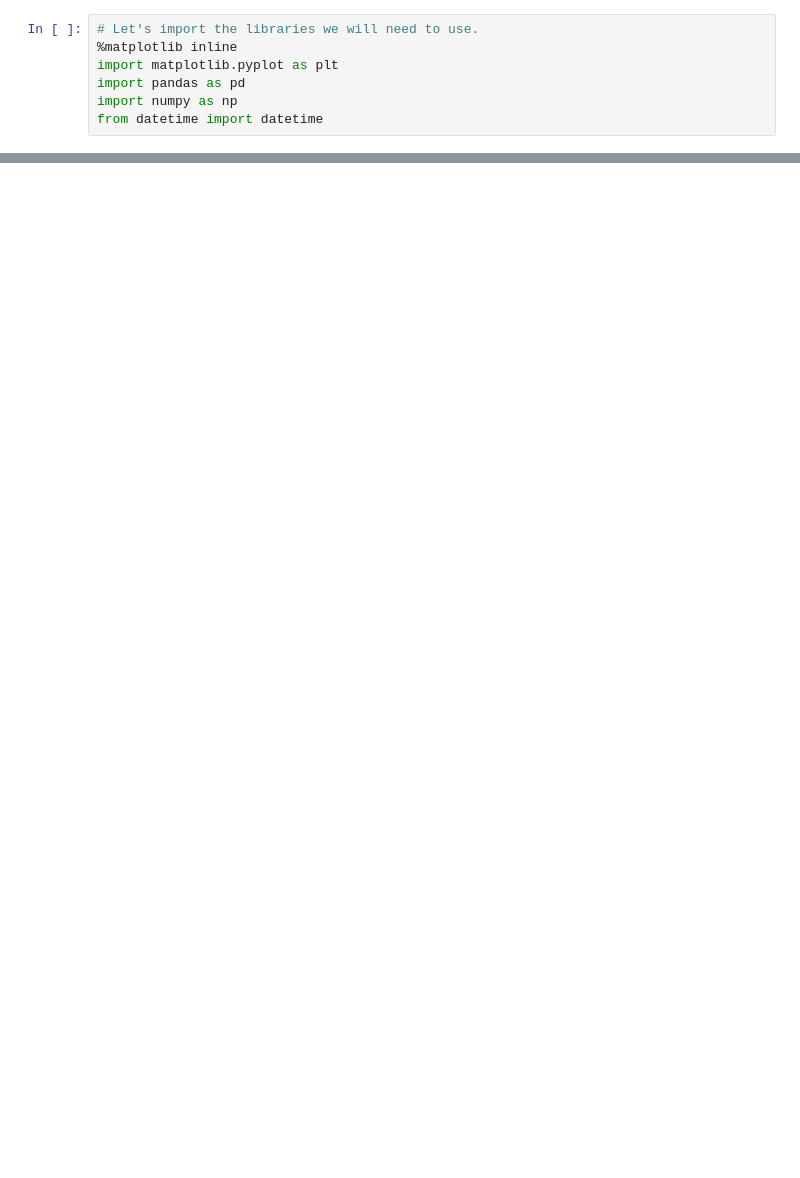
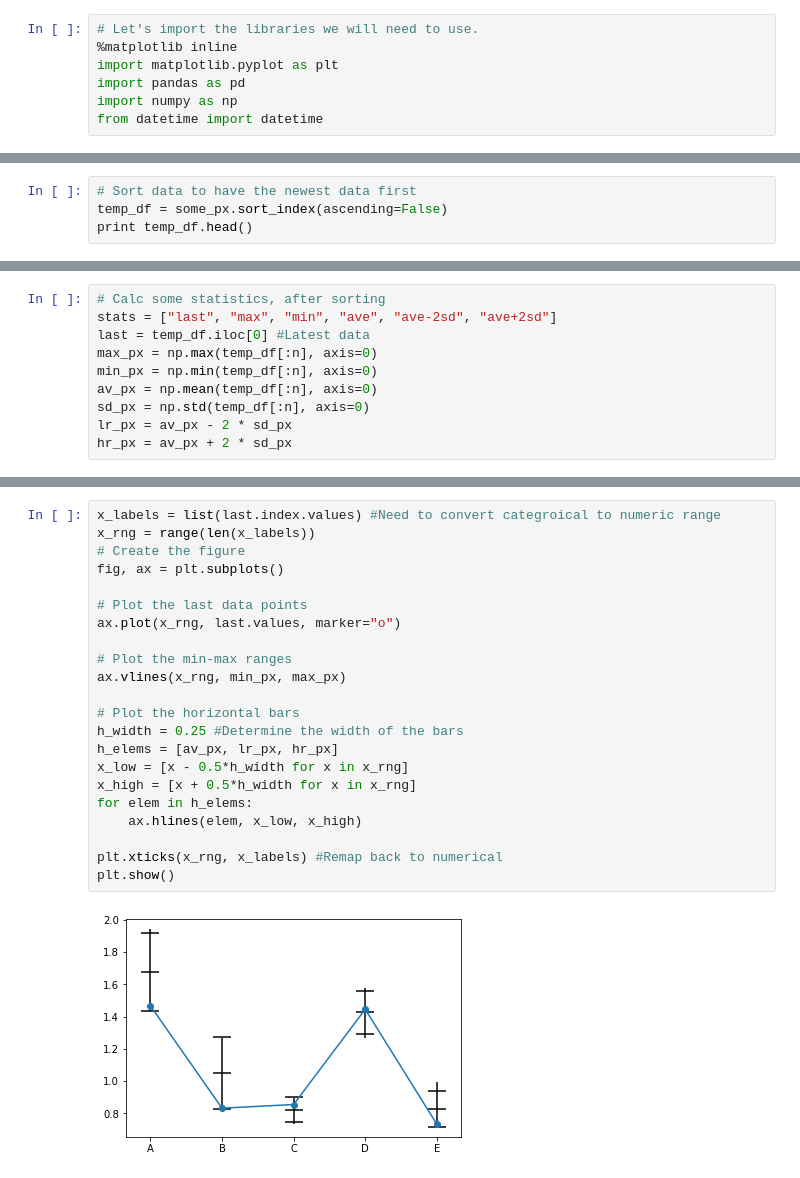
Before and after one commit to jeff-tj/trading_research, a Jupyter notebook: chart_tools/fun_with_charts.ipynb, the cells around one changed output, grey strips where cells are left out. Saved outputs shown, nothing was run; the diff lists cells and outputs as text; blank space fills up the shorter version.

```diff
--- a/chart_tools/fun_with_charts.ipynb
+++ b/chart_tools/fun_with_charts.ipynb
@@ -42,2 +42,6 @@ print some_px[-(n+1):-1]
 
 [90 rows x 5 columns]
+# %%
+# Sort data to have the newest data first
+temp_df = some_px.sort_index(ascending=False)
+print temp_df.head()
@@ -43,0 +55,10 @@ print some_px[-(n+1):-1]
+# %%
+# Calc some statistics, after sorting
+stats = ["last", "max", "min", "ave", "ave-2sd", "ave+2sd"]
+last = temp_df.iloc[0] #Latest data
+max_px = np.max(temp_df[:n], axis=0)
+min_px = np.min(temp_df[:n], axis=0)
+av_px = np.mean(temp_df[:n], axis=0)
+sd_px = np.std(temp_df[:n], axis=0)
+lr_px = av_px - 2 * sd_px
+hr_px = av_px + 2 * sd_px
@@ -43,0 +76,24 @@ print some_px[-(n+1):-1]
+# %%
+x_labels = list(last.index.values) #Need to convert categroical to numeric range
+x_rng = range(len(x_labels))
+# Create the figure
+fig, ax = plt.subplots()
+
+# Plot the last data points
+ax.plot(x_rng, last.values, marker="o")
+
+# Plot the min-max ranges
+ax.vlines(x_rng, min_px, max_px)
+
+# Plot the horizontal bars
+h_width = 0.25 #Determine the width of the bars
+h_elems = [av_px, lr_px, hr_px]
+x_low = [x - 0.5*h_width for x in x_rng]
+x_high = [x + 0.5*h_width for x in x_rng]
+for elem in h_elems:
+    ax.hlines(elem, x_low, x_high)
+
+plt.xticks(x_rng, x_labels) #Remap back to numerical
+plt.show()
+# %% [output]
+[figure, added]
```
Also changed, not shown: parts of 9 cells of this notebook.
